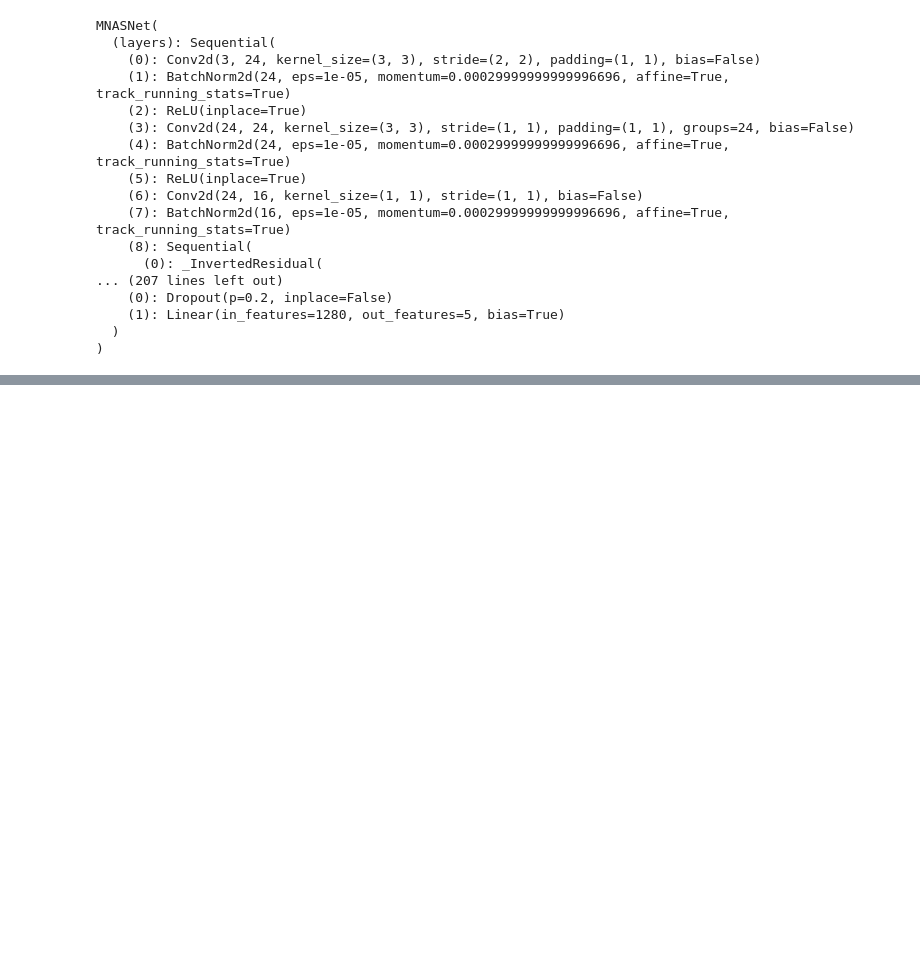
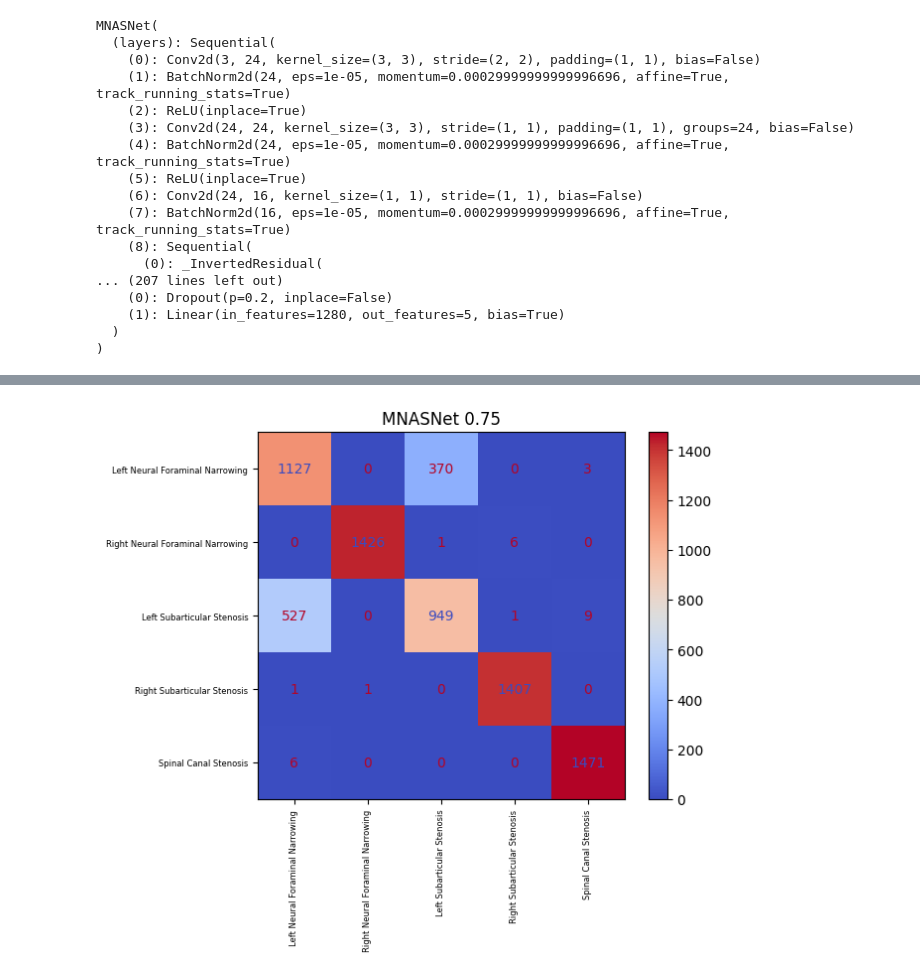
Before and after one commit to mfgeary/dsan6500-project, a Jupyter notebook: notebook/Aaron/MNasNet 0.75.ipynb, the cells around one changed output, grey strips where cells are left out. Cells and saved outputs as stored; diff of their text form; code cells hidden in the pictures; blank space fills up the shorter version.

```diff
--- a/notebook/Aaron/MNasNet 0.75.ipynb
+++ b/notebook/Aaron/MNasNet 0.75.ipynb
@@ -385,35 +420,23 @@ y_true075 = [label_mapping[label] for label in y_true075]
 # %%
 """
 create confusion matrix, then finally save the plot.
 """
+from sklearn.metrics import confusion_matrix, ConfusionMatrixDisplay
 
 classes = [label_mapping[key] for key in sorted(label_mapping)]
 
 conf075 = confusion_matrix(y_true075, y_pred075)
 conf075_disp = ConfusionMatrixDisplay(confusion_matrix=conf075, display_labels=classes)
-
-
-conf1 = confusion_matrix(y_true1, y_pred1)
-conf1_disp = ConfusionMatrixDisplay(confusion_matrix=conf1, display_labels=classes)
 
 
 conf075_disp.plot(cmap = 'coolwarm')
 plt.title('MNASNet 0.75')
 plt.xticks(rotation=90)
 plt.xticks(fontsize=6)
 plt.yticks(fontsize=6)
 plt.xlabel('')
 plt.ylabel('')
 conf075_disp.figure_.savefig('./output/mnas75_conf.jpg', dpi=2000, bbox_inches = 'tight')
 plt.show()
-
-
-conf1_disp.plot(cmap = 'coolwarm')
-plt.title('MNASNet 1.0')
-plt.xticks(rotation=90)
-plt.xticks(fontsize=6)
-plt.yticks(fontsize=6)
-plt.xlabel('')
-plt.ylabel('')
-conf1_disp.figure_.savefig('./output/mnas1_conf.jpg', dpi=2000, bbox_inches='tight')
-plt.show()
+# %% [output]
+[figure, added]
```
Also changed, not shown: parts of 8 cells of this notebook, 25 other files.
